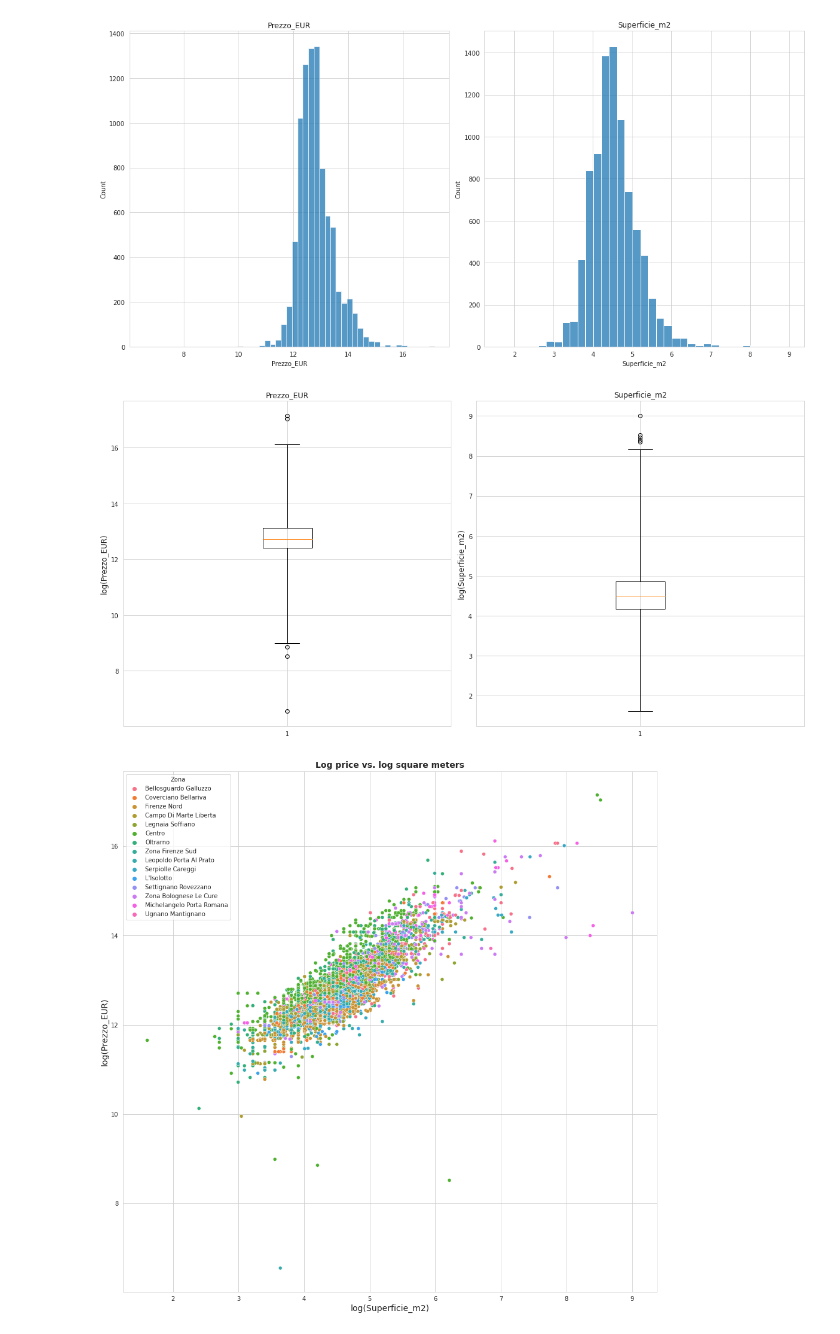
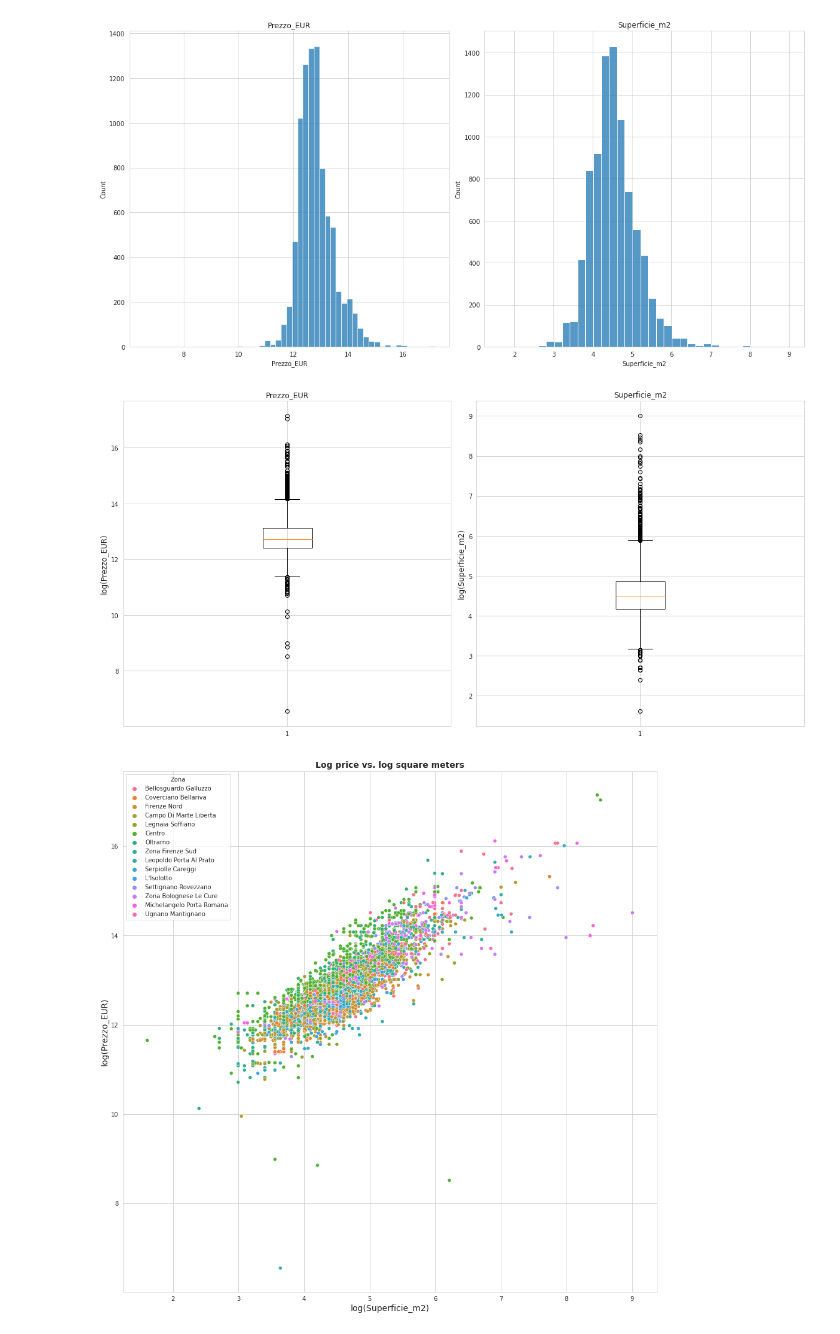
Before and after one commit to LazyEval/housing-prices-firenze, a Jupyter notebook: notebooks/2.1-LazyEval-EDA.ipynb, the cells around one changed output. Saved outputs shown, nothing was run; the diff lists cells and outputs as text; code cells hidden in the pictures.

Commit message:
Update whiskers in boxplot to better detect outliers.

```diff
--- a/notebooks/2.1-LazyEval-EDA.ipynb
+++ b/notebooks/2.1-LazyEval-EDA.ipynb
@@ -47,10 +47,10 @@ plt.show()
 # %% [output]
 [figure]
 # %%
-boxplots = boxplot(df, continous_vars, transformation=np.log)
+boxplots = boxplot(df, continuous_vars, transformation=np.log)
 plt.show()
 # %% [output]
-[figure, old version]
+[figure, new version]
 # %%
 scatterplot = scatterplot(df, 'Superficie_m2', 'Prezzo_EUR', hue_data=df['Zona'], transformation=np.log)
 plt.show()
```
Also changed, not shown: 1 other file.
